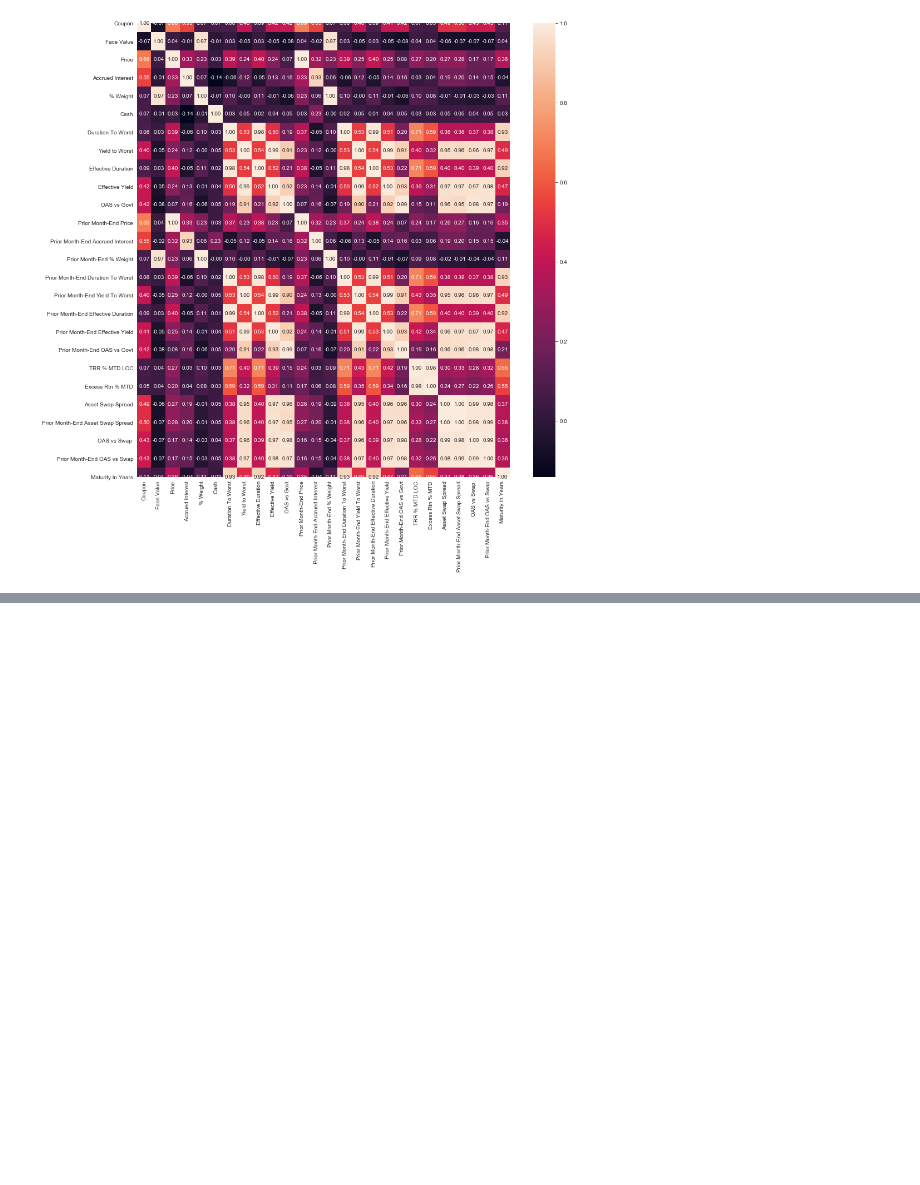
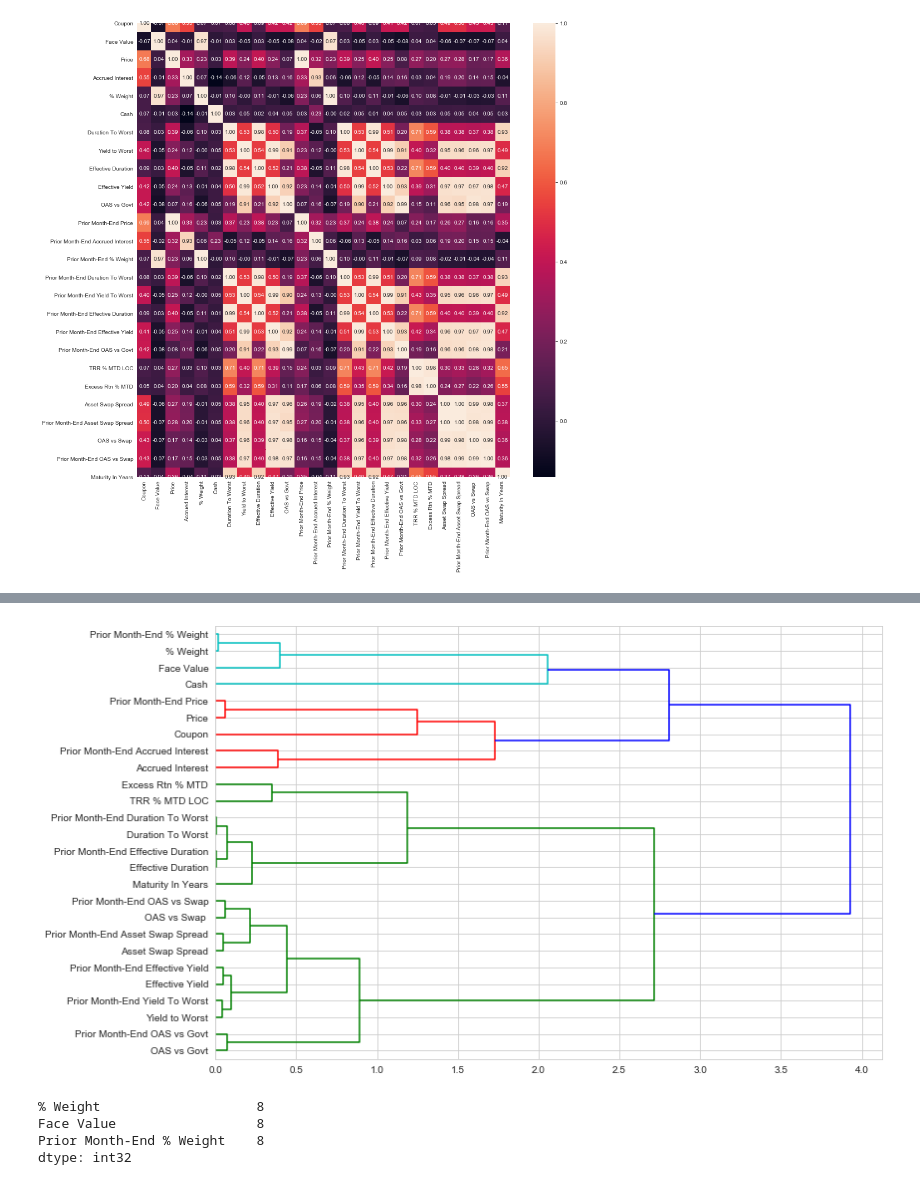
Before and after one commit to marius313/Data-Science-Dojo, a Jupyter notebook: bond_similarity_mk1.ipynb, the cells around one changed output, grey strips where cells are left out. Saved outputs shown, nothing was run; the diff lists cells and outputs as text; code cells hidden in the pictures; blank space fills up the shorter version.

```diff
--- a/bond_similarity_mk1.ipynb
+++ b/bond_similarity_mk1.ipynb
@@ -285,0 +178,10 @@ bonds_clean.loc[[42,222,221,870], :].T
+# %%
+d = sch.distance.pdist(bonds_clean[numeric_columns].corr())
+L = sch.linkage(d, method='complete')
+# 0.2 can be modified to retrieve more stringent or relaxed clusters
+clusters_corr = sch.fcluster(L, 0.5, 'distance')
+# %%
+fig, ax0 = plt.subplots(1, 1, figsize=(12, 8))
+dn =  sch.dendrogram(L, ax=ax0, labels=numeric_columns, orientation='right')
+# %% [output]
+[figure, added]
@@ -285,0 +190,7 @@ bonds_clean.loc[[42,222,221,870], :].T
+# %%
+numeric_features_clusters[numeric_features_clusters==8]
+# %% [output]
+% Weight                    8
+Face Value                  8
+Prior Month-End % Weight    8
+dtype: int32
```
Also changed, not shown: parts of 63 cells of this notebook.
